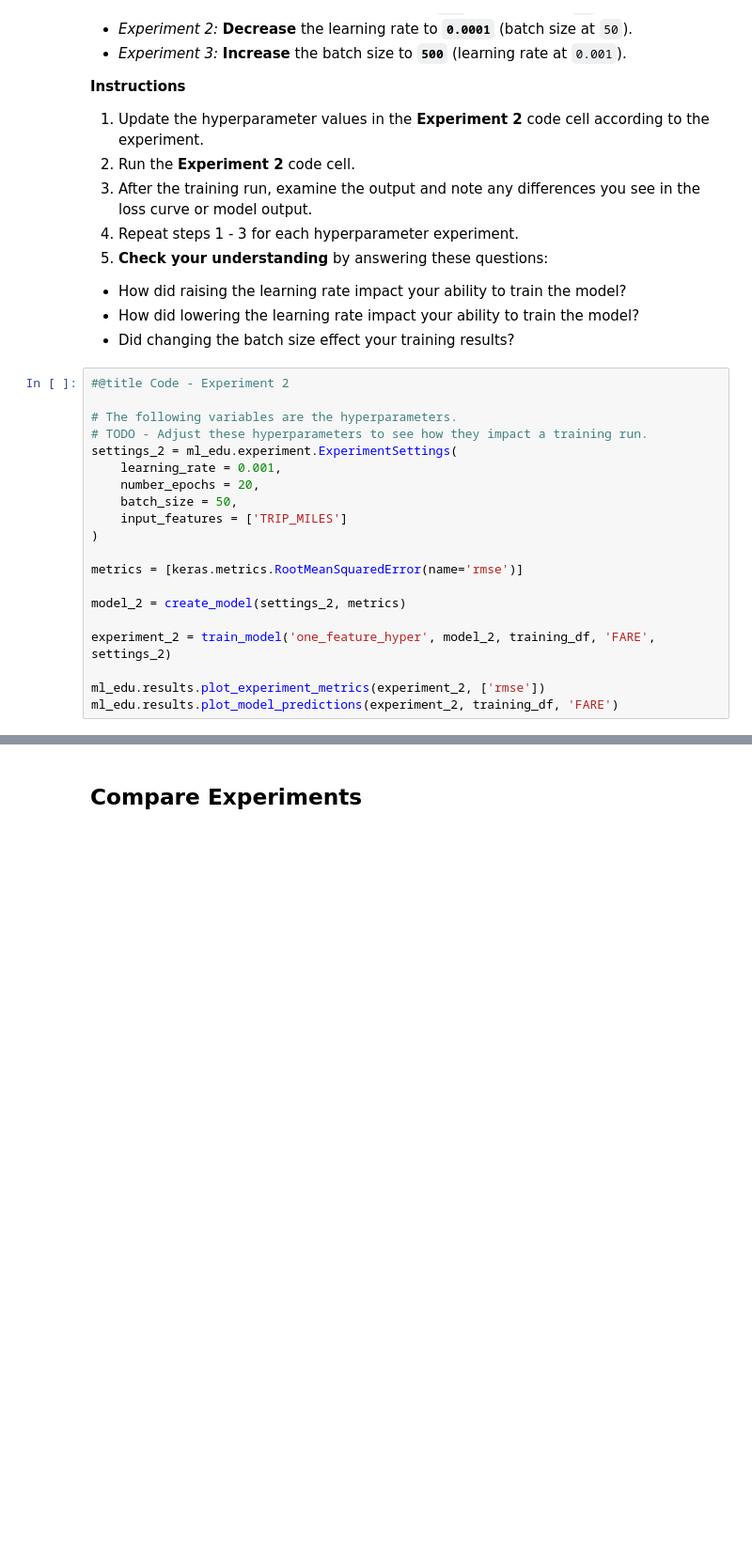
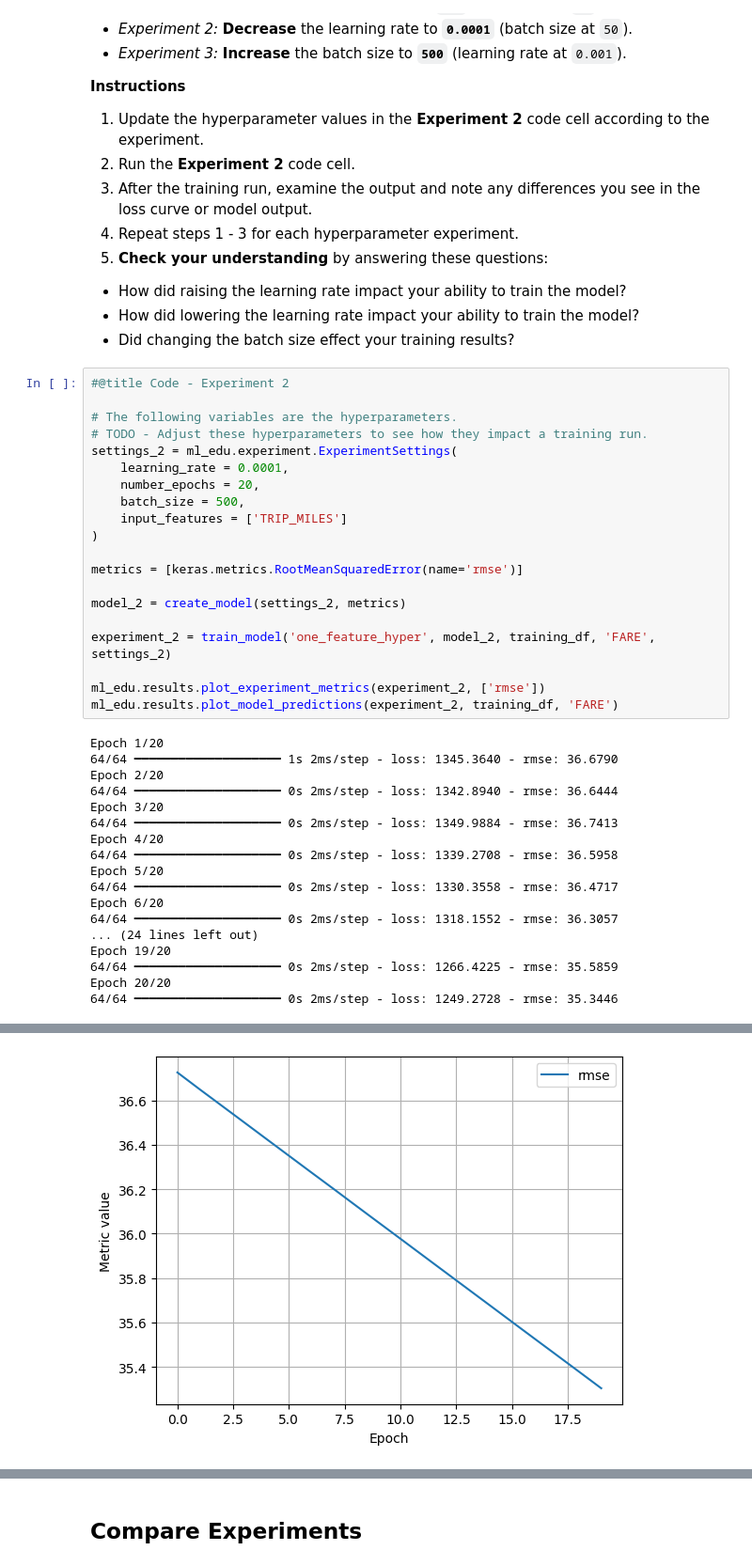
Before and after one commit to bhryang/google-ml-courses, a Jupyter notebook: ml/cc/exercises/linear_regression_taxi.ipynb, the cells around one changed output, grey strips where cells are left out. Shown at 94% size. Saved outputs shown, nothing was run; the diff lists cells and outputs as text; blank space fills up the shorter version.

```diff
--- a/ml/cc/exercises/linear_regression_taxi.ipynb
+++ b/ml/cc/exercises/linear_regression_taxi.ipynb
@@ -371,9 +457,9 @@ It is common with machine learning to run multiple experiments to find the best
 # The following variables are the hyperparameters.
 # TODO - Adjust these hyperparameters to see how they impact a training run.
 settings_2 = ml_edu.experiment.ExperimentSettings(
-    learning_rate = 0.001,
+    learning_rate = 0.0001,
     number_epochs = 20,
-    batch_size = 50,
+    batch_size = 500,
     input_features = ['TRIP_MILES']
 )
 
@@ -385,3 +471,21 @@ experiment_2 = train_model('one_feature_hyper', model_2, training_df, 'FARE', se
 
 ml_edu.results.plot_experiment_metrics(experiment_2, ['rmse'])
 ml_edu.results.plot_model_predictions(experiment_2, training_df, 'FARE')
+# %% [output]
+Epoch 1/20
+64/64 ━━━━━━━━━━━━━━━━━━━━ 1s 2ms/step - loss: 1345.3640 - rmse: 36.6790
+Epoch 2/20
+64/64 ━━━━━━━━━━━━━━━━━━━━ 0s 2ms/step - loss: 1342.8940 - rmse: 36.6444
+Epoch 3/20
+64/64 ━━━━━━━━━━━━━━━━━━━━ 0s 2ms/step - loss: 1349.9884 - rmse: 36.7413
+Epoch 4/20
+64/64 ━━━━━━━━━━━━━━━━━━━━ 0s 2ms/step - loss: 1339.2708 - rmse: 36.5958
+Epoch 5/20
+64/64 ━━━━━━━━━━━━━━━━━━━━ 0s 2ms/step - loss: 1330.3558 - rmse: 36.4717
+Epoch 6/20
+64/64 ━━━━━━━━━━━━━━━━━━━━ 0s 2ms/step - loss: 1318.1552 - rmse: 36.3057
+... (24 lines left out)
+Epoch 19/20
+64/64 ━━━━━━━━━━━━━━━━━━━━ 0s 2ms/step - loss: 1266.4225 - rmse: 35.5859
+Epoch 20/20
+64/64 ━━━━━━━━━━━━━━━━━━━━ 0s 2ms/step - loss: 1249.2728 - rmse: 35.3446
@@ -388,3 +495,4 @@ ml_edu.results.plot_model_predictions(experiment_2, training_df, 'FARE')
+[figure, added]
 # %%
 #@title Double-click to view answers for hyperparameter experiments
 
```
Also changed, not shown: parts of 16 cells of this notebook.
